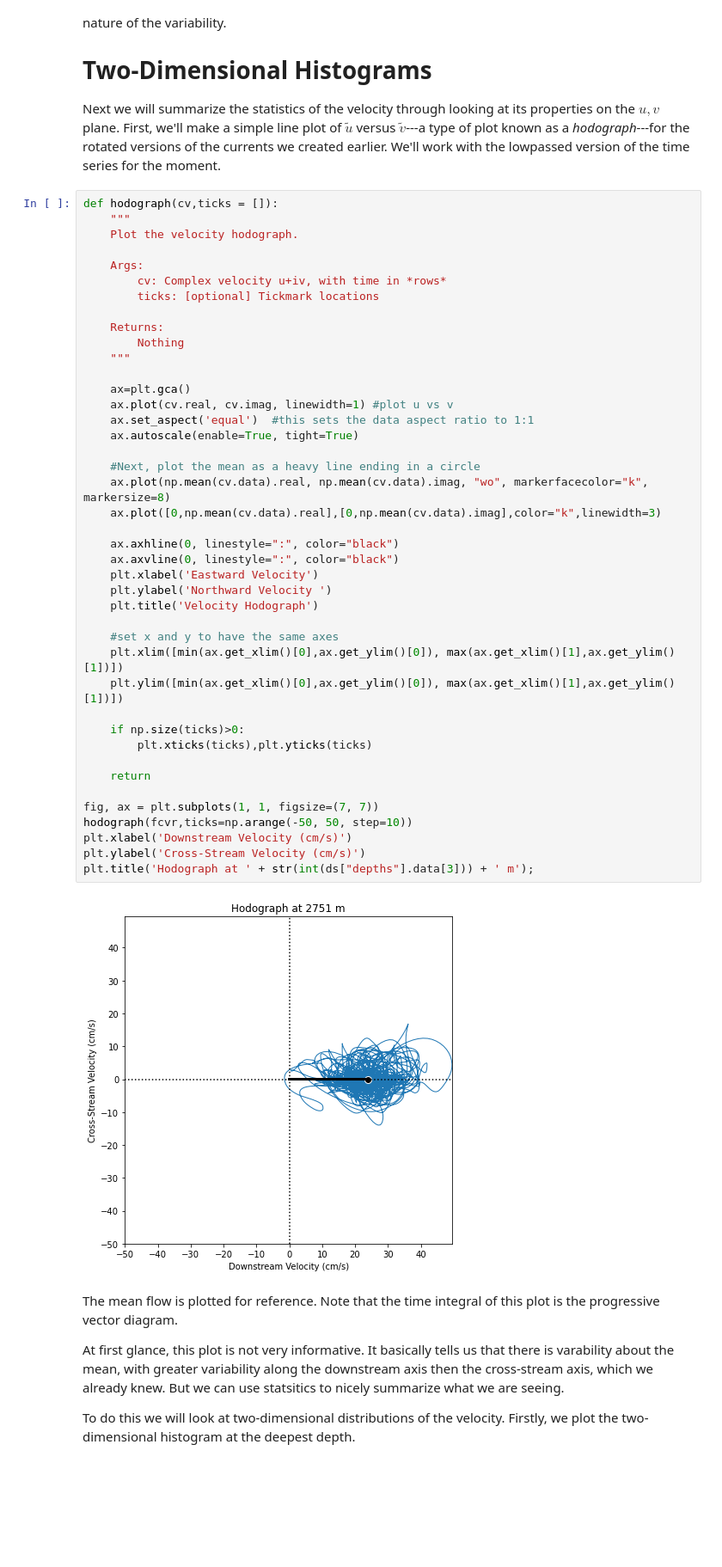
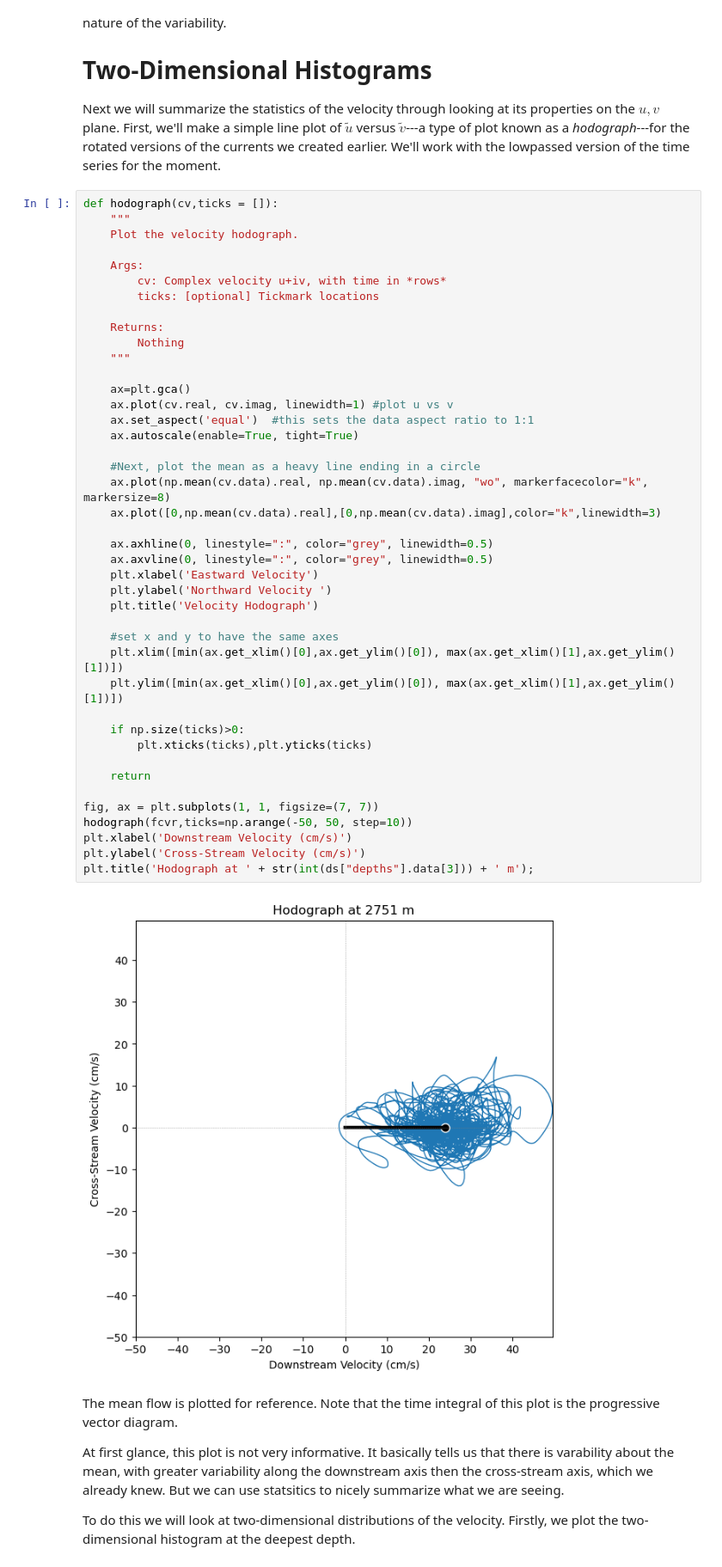
Before and after one commit to jonathanlilly/time-series, a Jupyter notebook: labs/VarianceEllipses-Python.ipynb, the cells around one changed output. Shown at 86% size. Cells and saved outputs as stored; diff of their text form; blank space fills up the shorter version.

```diff
--- a/labs/VarianceEllipses-Python.ipynb
+++ b/labs/VarianceEllipses-Python.ipynb
@@ -268,36 +263,36 @@ def hodograph(cv,ticks = []):
     """
 
     ax=plt.gca()
     ax.plot(cv.real, cv.imag, linewidth=1) #plot u vs v
     ax.set_aspect('equal')  #this sets the data aspect ratio to 1:1
     ax.autoscale(enable=True, tight=True)
 
     #Next, plot the mean as a heavy line ending in a circle
     ax.plot(np.mean(cv.data).real, np.mean(cv.data).imag, "wo", markerfacecolor="k", markersize=8)
     ax.plot([0,np.mean(cv.data).real],[0,np.mean(cv.data).imag],color="k",linewidth=3)
 
-    ax.axhline(0, linestyle=":", color="black")
-    ax.axvline(0, linestyle=":", color="black")
+    ax.axhline(0, linestyle=":", color="grey", linewidth=0.5)
+    ax.axvline(0, linestyle=":", color="grey", linewidth=0.5)
     plt.xlabel('Eastward Velocity')
     plt.ylabel('Northward Velocity ')
     plt.title('Velocity Hodograph')
 
     #set x and y to have the same axes
     plt.xlim([min(ax.get_xlim()[0],ax.get_ylim()[0]), max(ax.get_xlim()[1],ax.get_ylim()[1])])
     plt.ylim([min(ax.get_xlim()[0],ax.get_ylim()[0]), max(ax.get_xlim()[1],ax.get_ylim()[1])])
 
     if np.size(ticks)>0:
         plt.xticks(ticks),plt.yticks(ticks)
 
     return
 
 fig, ax = plt.subplots(1, 1, figsize=(7, 7))
 hodograph(fcvr,ticks=np.arange(-50, 50, step=10))
 plt.xlabel('Downstream Velocity (cm/s)')
 plt.ylabel('Cross-Stream Velocity (cm/s)')
 plt.title('Hodograph at ' + str(int(ds["depths"].data[3])) + ' m');
 # %% [output]
-[figure, old version]
+[figure, new version]
 # %% [markdown]
 The mean flow is plotted for reference.  Note that the time integral of this plot is the progressive vector diagram.
 
```
Also changed, not shown: parts of 30 cells of this notebook, 40 other files.
